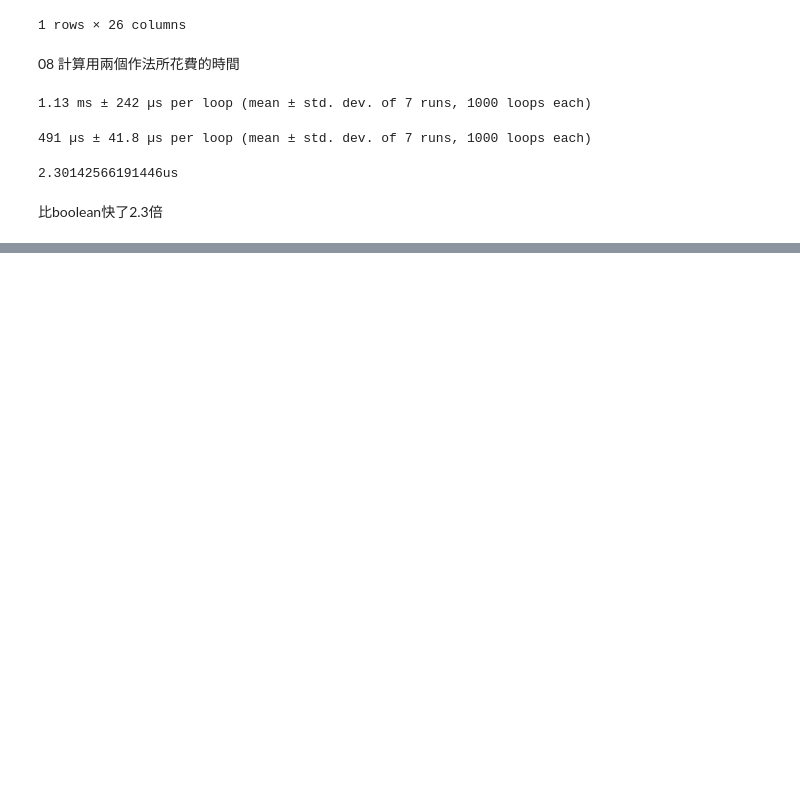
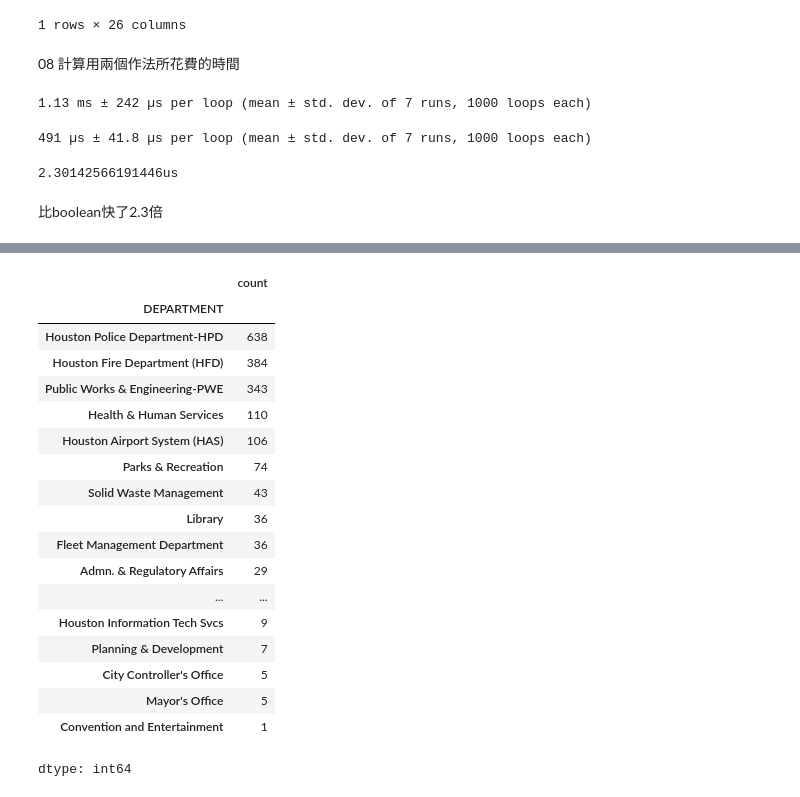
Before and after one commit to akilchen/pandas-, a Jupyter notebook: CH07_用Boolean_Series篩選特定資料.ipynb, the cells around one changed output, grey strips where cells are left out. Drawn from its saved outputs; the diff is of its cells as text; code cells hidden in the pictures; blank space fills up the shorter version.

```diff
--- a/CH07_用Boolean_Series篩選特定資料.ipynb
+++ b/CH07_用Boolean_Series篩選特定資料.ipynb
@@ -414,0 +470,22 @@ print(f'{b}us')
+# %%
+employee.DEPARTMENT.value_counts()
+# %% [output]
+|  | count |
+| DEPARTMENT |  |
+| Houston Police Department-HPD | 638 |
+| Houston Fire Department (HFD) | 384 |
+| Public Works & Engineering-PWE | 343 |
+| Health & Human Services | 110 |
+| Houston Airport System (HAS) | 106 |
+| Parks & Recreation | 74 |
+| Solid Waste Management | 43 |
+| Library | 36 |
+| Fleet Management Department | 36 |
+| Admn. & Regulatory Affairs | 29 |
+| ... | ... |
+| Houston Information Tech Svcs | 9 |
+| Planning & Development | 7 |
+| City Controller's Office | 5 |
+| Mayor's Office | 5 |
+| Convention and Entertainment | 1 |
+dtype: int64
```
Also changed, not shown: parts of 25 cells of this notebook.
